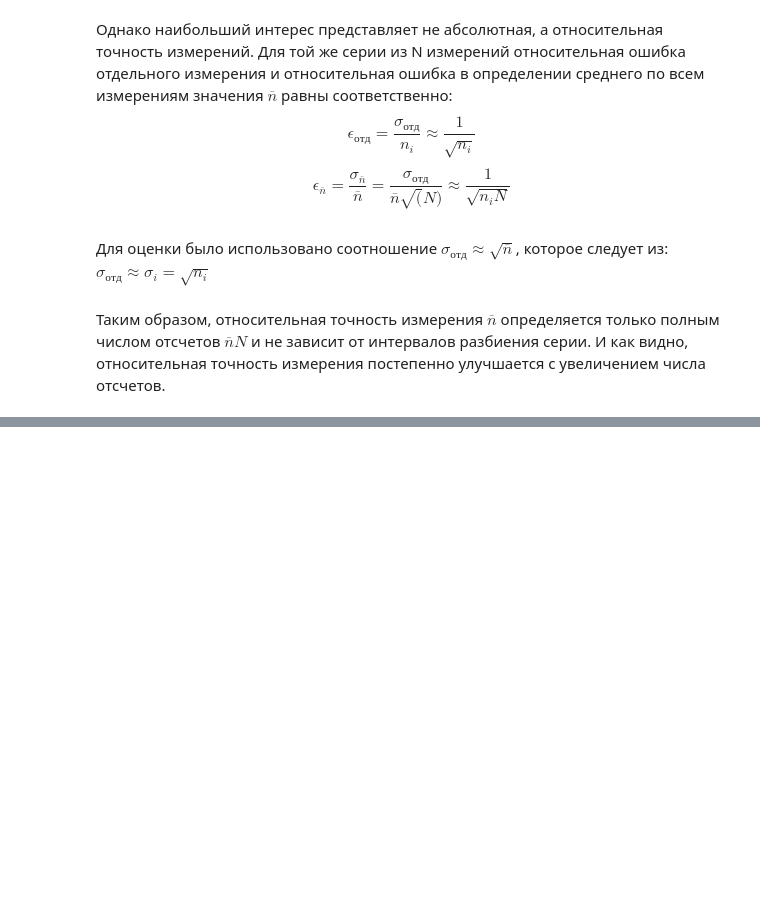
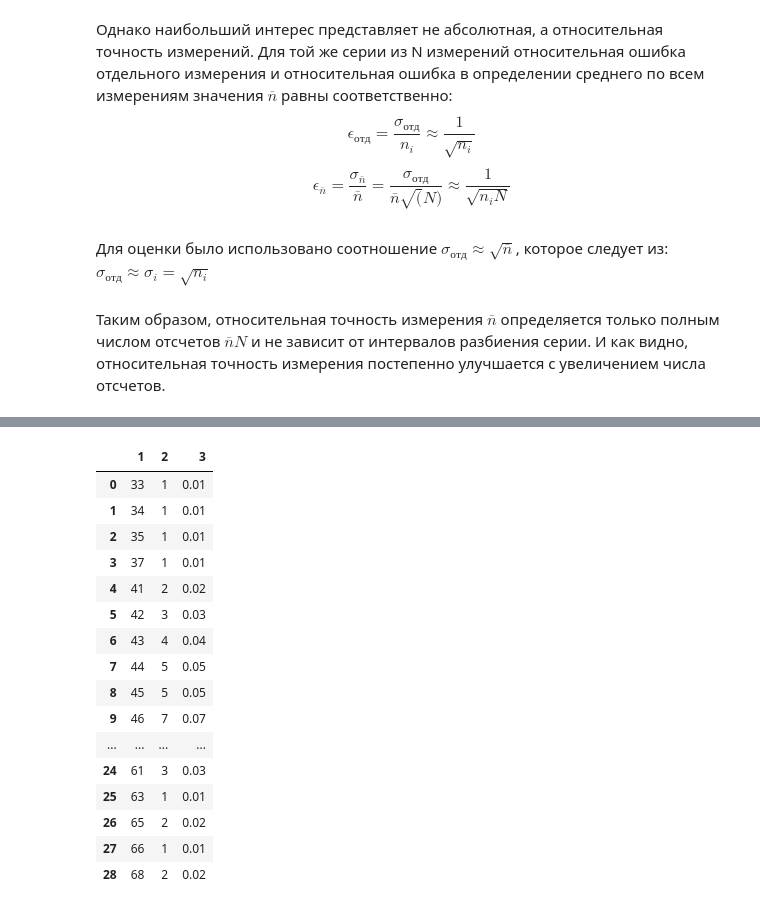
Before and after one commit to SanguiBibe/mipt_labs_1sem, a Jupyter notebook: 1.1.4/main.ipynb, the cells around one changed output, grey strips where cells are left out. Cells and saved outputs as stored; diff of their text form; code cells hidden in the pictures; blank space fills up the shorter version.

```diff
--- a/1.1.4/main.ipynb
+++ b/1.1.4/main.ipynb
@@ -86,0 +172,23 @@ $$\epsilon_{\overline n} = \frac{\sigma_{\overline n}}{\overline n} = \frac{\sig
+# %%
+df_h40 = pd.DataFrame(data_h40, columns=['1','2','3'])
+df_h40['1'] = df_h40['1'].astype(int)
+df_h40['2'] = df_h40['2'].astype(int)
+display(df_h40)
+# %% [output]
+|  | 1 | 2 | 3 |
+| 0 | 33 | 1 | 0.01 |
+| 1 | 34 | 1 | 0.01 |
+| 2 | 35 | 1 | 0.01 |
+| 3 | 37 | 1 | 0.01 |
+| 4 | 41 | 2 | 0.02 |
+| 5 | 42 | 3 | 0.03 |
+| 6 | 43 | 4 | 0.04 |
+| 7 | 44 | 5 | 0.05 |
+| 8 | 45 | 5 | 0.05 |
+| 9 | 46 | 7 | 0.07 |
+| ... | ... | ... | ... |
+| 24 | 61 | 3 | 0.03 |
+| 25 | 63 | 1 | 0.01 |
+| 26 | 65 | 2 | 0.02 |
+| 27 | 66 | 1 | 0.01 |
+| 28 | 68 | 2 | 0.02 |
```
Also changed, not shown: parts of 15 cells of this notebook, 2 other files.
